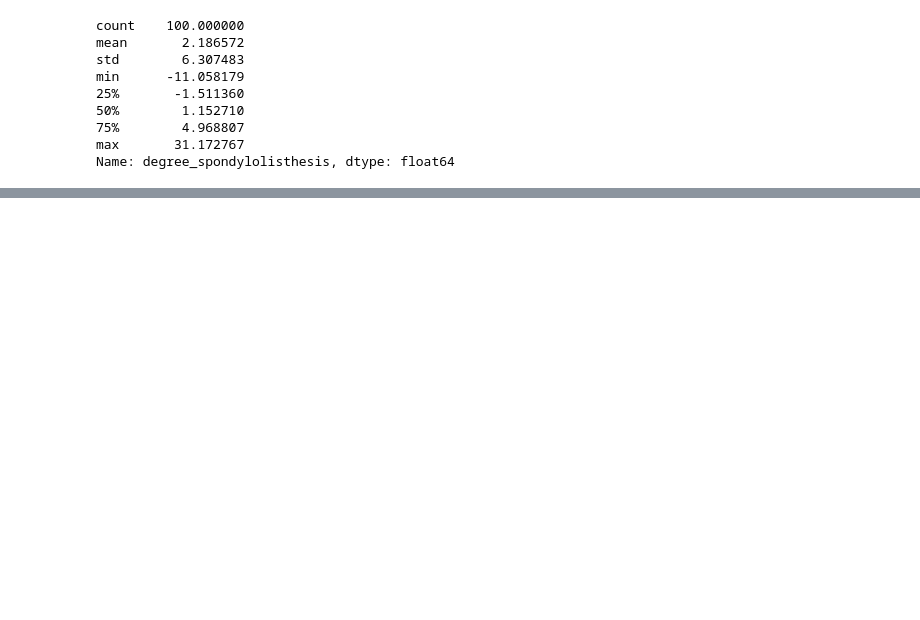
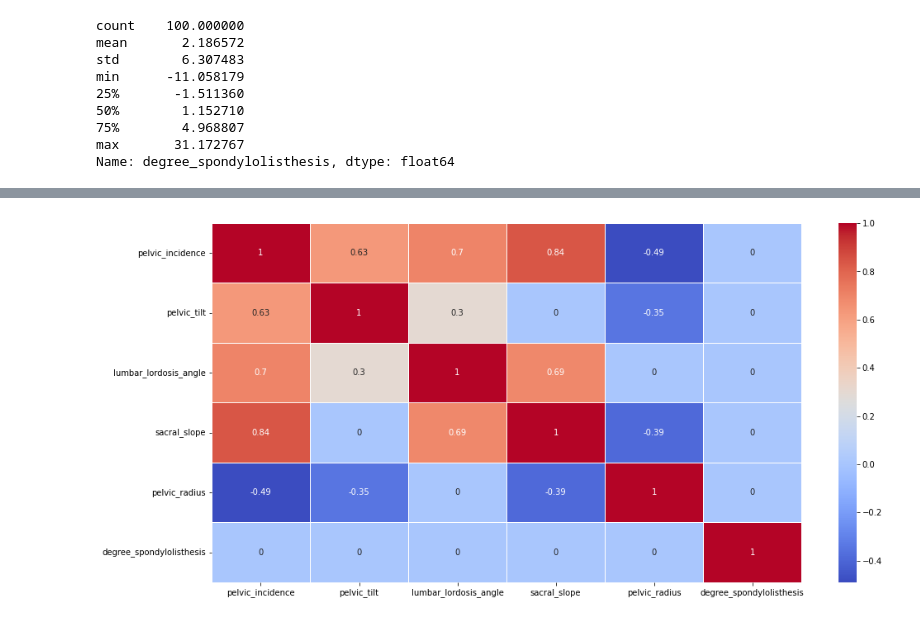
Before and after one commit to alex-chin/gb_prob_stat, a Jupyter notebook: project/ortho_pats.ipynb, the cells around one changed output, grey strips where cells are left out. Saved outputs shown, nothing was run; the diff lists cells and outputs as text; code cells hidden in the pictures; blank space fills up the shorter version.

```diff
--- a/project/ortho_pats.ipynb
+++ b/project/ortho_pats.ipynb
@@ -318,0 +298,4 @@ corr
+# %%
+corr = df_norm.corr()
+corr_round = np.round(corr, 2)
+corr_round
@@ -318,0 +310,8 @@ corr
+# %%
+# уберем низкую корреляцию
+corr_round[np.abs(corr) < 0.3] = 0
+plt.figure(figsize = (16,8))
+sns.heatmap(corr_round, annot=True, linewidths=.5, cmap='coolwarm')
+plt.show()
+# %% [output]
+[figure, added]
```
Also changed, not shown: parts of 49 cells of this notebook, 1 other file.
